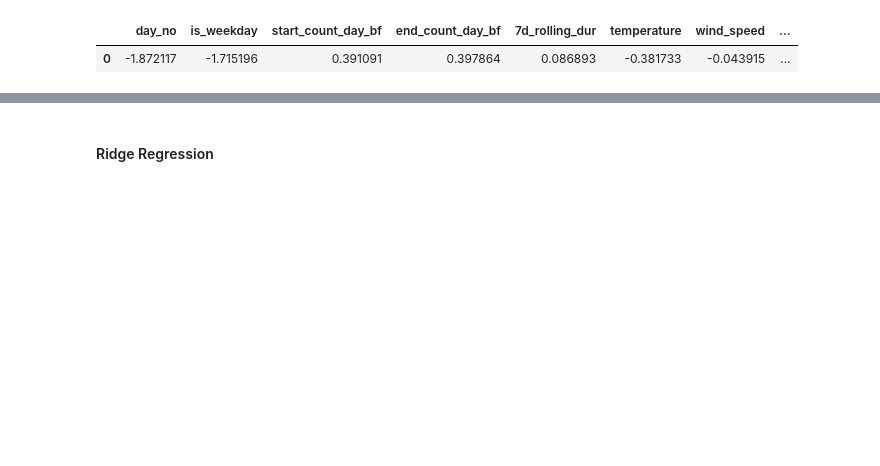
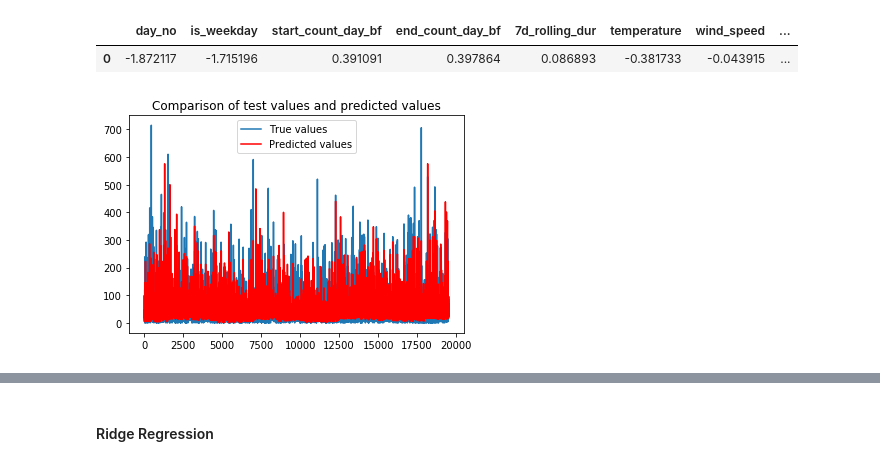
Before and after one commit to vanitakalai/SpringboardProjects, a Jupyter notebook: Capstone Project/Part_5_ML.ipynb, the cells around one changed output, grey strips where cells are left out. Drawn from its saved outputs; the diff is of its cells as text; code cells hidden in the pictures; blank space fills up the shorter version.

```diff
--- a/Capstone Project/Part_5_ML.ipynb
+++ b/Capstone Project/Part_5_ML.ipynb
@@ -85,3 +98,11 @@ pd.DataFrame(reg.coef_, columns=X_test.columns)
 # %% [output]
 |  | day_no | is_weekday | start_count_day_bf | end_count_day_bf | 7d_rolling_dur | temperature | wind_speed | ... |
 | 0 | -1.872117 | -1.715196 | 0.391091 | 0.397864 | 0.086893 | -0.381733 | -0.043915 | ... |
+# %%
+plt.plot(y_test.values, label='True values')
+plt.plot(reg.predict(X_test), color='r', label='Predicted values')
+plt.title('Comparison of test values and predicted values')
+plt.legend()
+plt.show()
+# %% [output]
+[figure, added]
```
Also changed, not shown: parts of 56 cells of this notebook, 5 other files.
